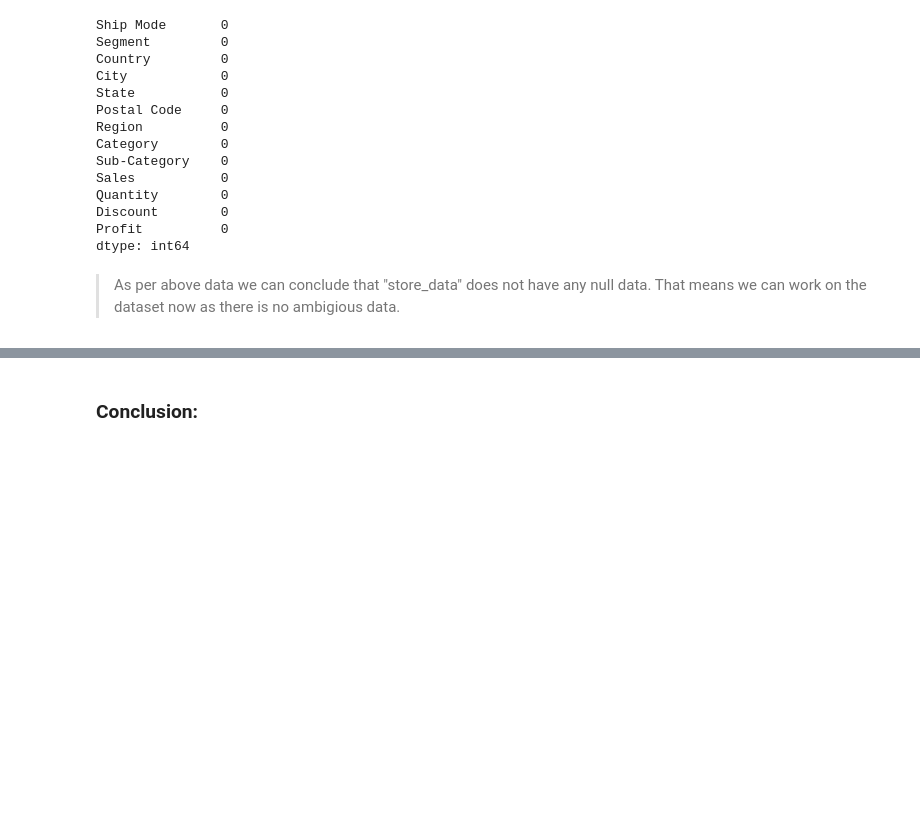
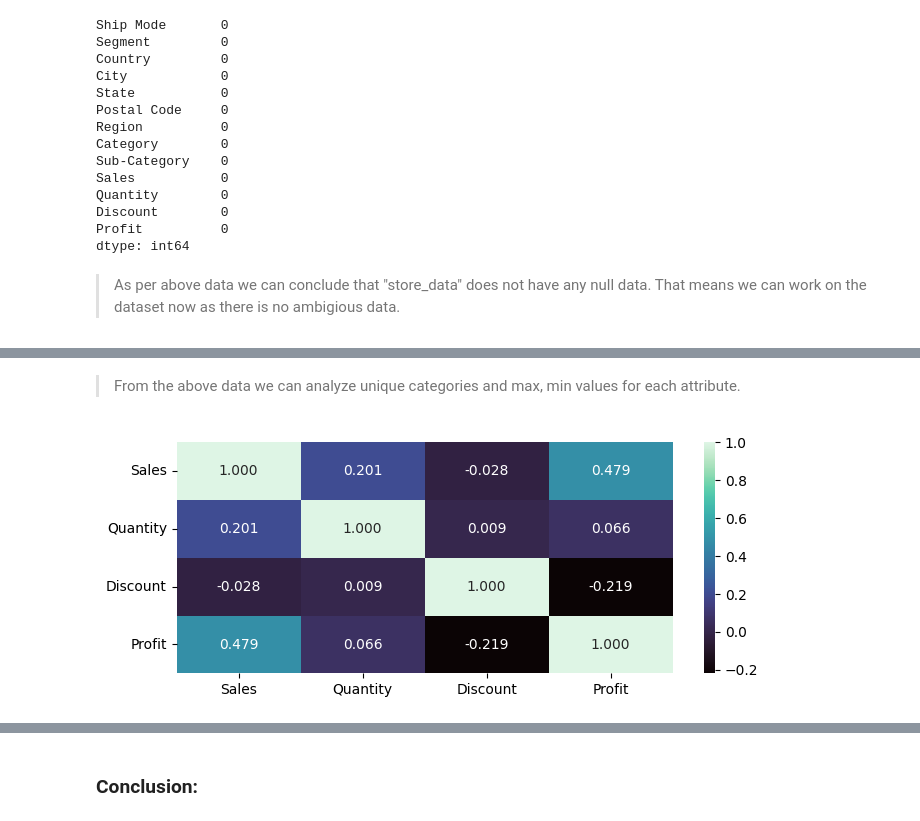
Before and after one commit to PranshuSingh256/Sparks-Foundation-Tasks, a Jupyter notebook: T3 Retail.ipynb, the cells around one changed output, grey strips where cells are left out. Drawn from its saved outputs; the diff is of its cells as text; code cells hidden in the pictures; blank space fills up the shorter version.

```diff
--- a/T3 Retail.ipynb
+++ b/T3 Retail.ipynb
@@ -83,0 +111,9 @@ store_data.describe()
+# %% [markdown]
+> From the above data we can analyze unique categories and max, min values for each attribute.
+# %%
+corr_num=store_data.loc[:,['Sales','Quantity','Discount','Profit']]
+plt.figure(figsize=(8,3))
+sns.heatmap(corr_num.corr(),annot=True, fmt='0.3f', cmap='mako')
+plt.show()
+# %% [output]
+[figure, added]
```
Also changed, not shown: parts of 30 cells of this notebook.
